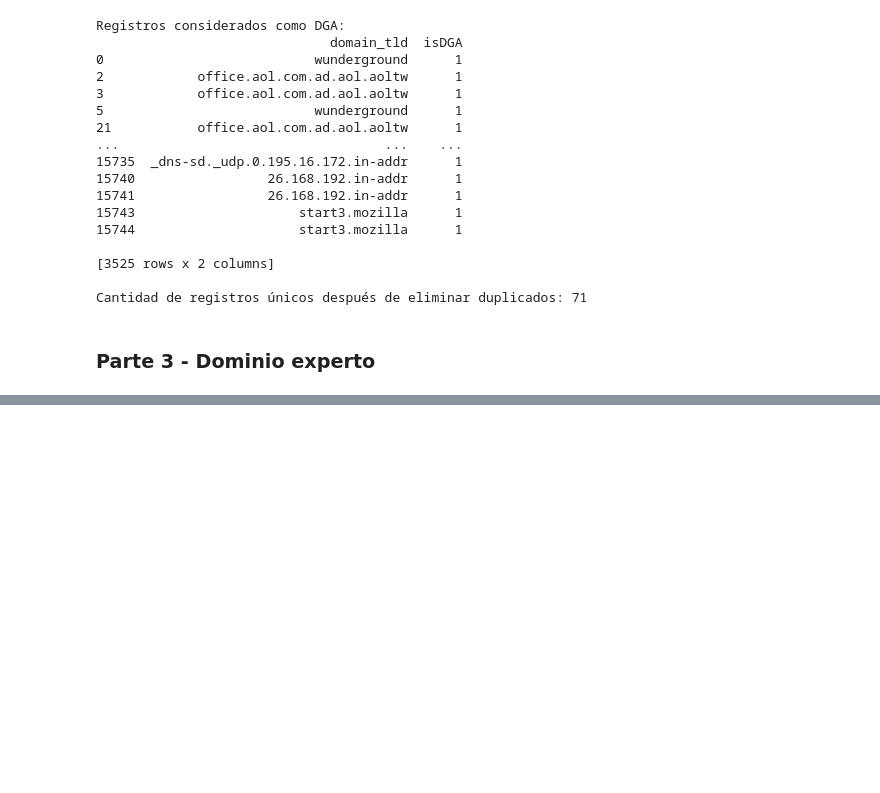
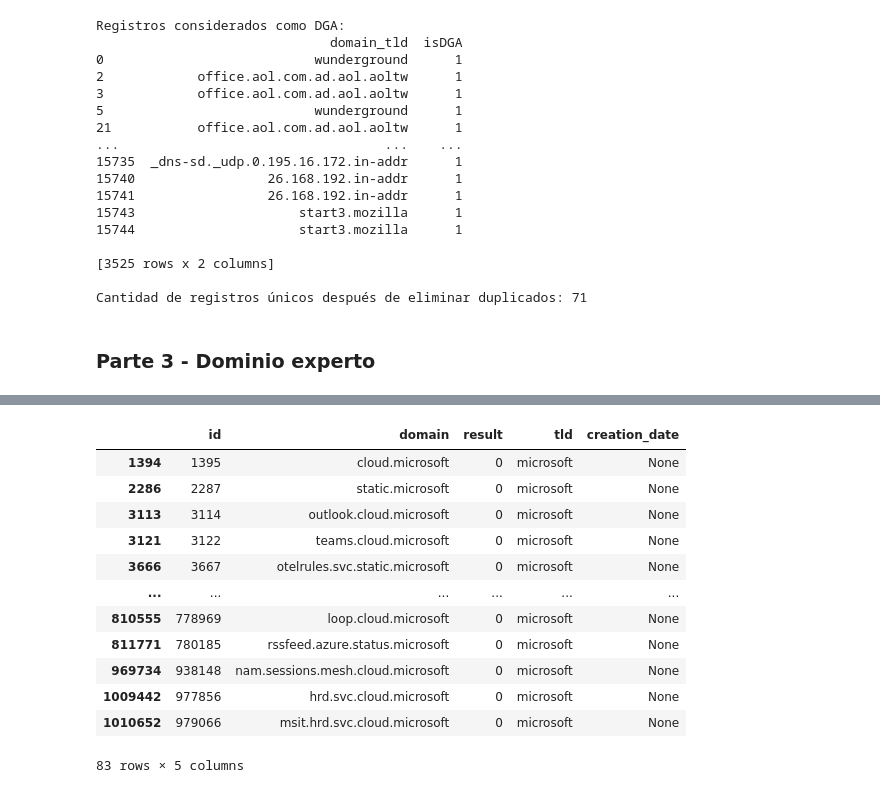
Before and after one commit to Javier19-cmd/Lab5-SDS, a Jupyter notebook: Lab5.ipynb, the cells around one changed output, grey strips where cells are left out. Saved outputs shown, nothing was run; the diff lists cells and outputs as text; code cells hidden in the pictures; blank space fills up the shorter version.

```diff
--- a/Lab5.ipynb
+++ b/Lab5.ipynb
@@ -234,0 +267,18 @@ def verificar_TLD(tld, tld_list):
+# %%
+data = pd.read_csv("top-1m.csv")
+
+dataframe = pd.DataFrame(data)
+
+print(result_unique)
+
+allowed_tlds = set(result_unique["domain_tld"])
+
+# Función para verificar si el TLD está permitido
+def check_tld(domain):
+    if pd.isnull(domain):  # Manejando valores nulos
+        return 1
+    tld = domain.split('.')[-1]
+    if tld in allowed_tlds:
+        return 0
+    else:
+        return 1
@@ -234,0 +302,12 @@ def verificar_TLD(tld, tld_list):
+# %%
+# Aplicando la función a la columna 'domain' del DataFrame
+dataframe['result'] = dataframe['domain'].apply(check_tld)
+
+filtered_df = dataframe[dataframe['result'] == 0]
+
+filtered_df = filtered_df.drop_duplicates(subset=['domain'])
+
+print(filtered_df)
+
+print("Cantidad de resultados: ")
+print(len(filtered_df))
@@ -234,0 +358,16 @@ def verificar_TLD(tld, tld_list):
+# %%
+filtered_df
+# %% [output]
+|  | id | domain | result | tld | creation_date |
+| 1394 | 1395 | cloud.microsoft | 0 | microsoft | None |
+| 2286 | 2287 | static.microsoft | 0 | microsoft | None |
+| 3113 | 3114 | outlook.cloud.microsoft | 0 | microsoft | None |
+| 3121 | 3122 | teams.cloud.microsoft | 0 | microsoft | None |
+| 3666 | 3667 | otelrules.svc.static.microsoft | 0 | microsoft | None |
+| ... | ... | ... | ... | ... | ... |
+| 810555 | 778969 | loop.cloud.microsoft | 0 | microsoft | None |
+| 811771 | 780185 | rssfeed.azure.status.microsoft | 0 | microsoft | None |
+| 969734 | 938148 | nam.sessions.mesh.cloud.microsoft | 0 | microsoft | None |
+| 1009442 | 977856 | hrd.svc.cloud.microsoft | 0 | microsoft | None |
+| 1010652 | 979066 | msit.hrd.svc.cloud.microsoft | 0 | microsoft | None |
+83 rows × 5 columns
```
Also changed, not shown: parts of 19 cells of this notebook.
